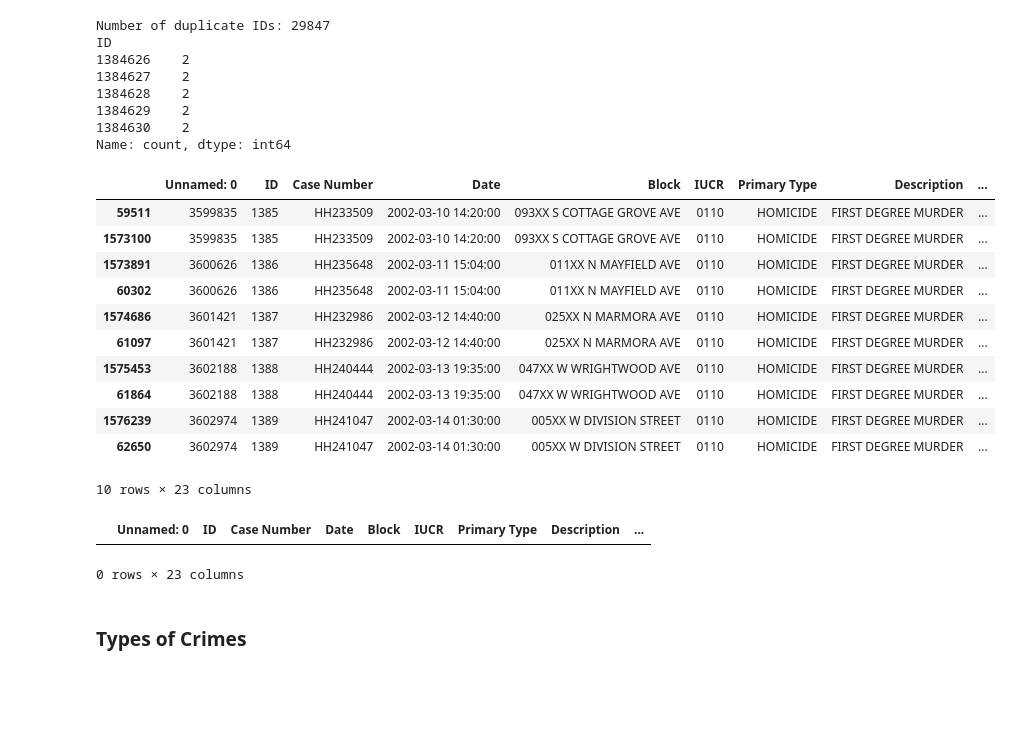
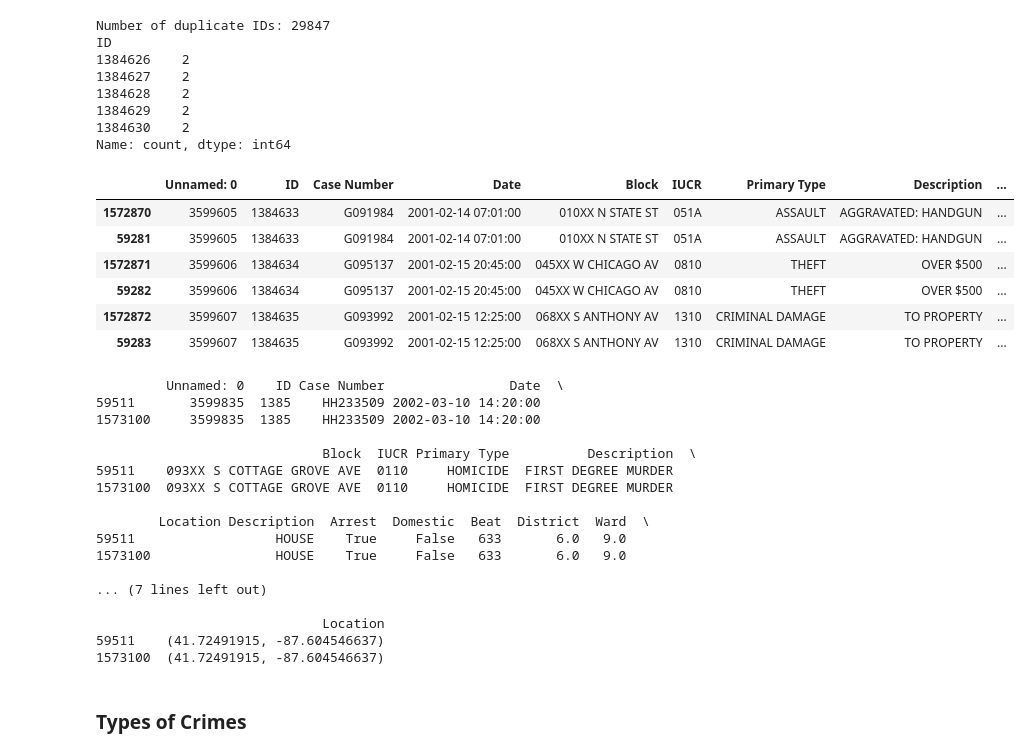
Before and after one commit to AngeloHYang/Thefts-in-Chicago, a Jupyter notebook: Data Analysis Code/Rethinking Chicago Crime.ipynb, the cells around one changed output. Drawn from its saved outputs; the diff is of its cells as text; code cells hidden in the pictures; blank space fills up the shorter version.

Commit message:
Update Rethinking Chicago Crime.ipynb
lattitude confusion

```diff
--- a/Data Analysis Code/Rethinking Chicago Crime.ipynb
+++ b/Data Analysis Code/Rethinking Chicago Crime.ipynb
@@ -19,11 +19,13 @@ import numpy as np
 import matplotlib.pyplot as plt
 import pandas as pd
 import gc
+# %%
+pd.set_option('display.max_columns', None)
 # %%
-Crime_2001_to_2004 = pd.read_csv("../Data/Crimes in Chicago_An extensive dataset of crimes in Chicago (2001-2017), by City of Chicago/Chicago_Crimes_2001_to_2004.csv", on_bad_lines="warn")
-Crime_2005_to_2007 = pd.read_csv("../Data/Crimes in Chicago_An extensive dataset of crimes in Chicago (2001-2017), by City of Chicago/Chicago_Crimes_2005_to_2007.csv", on_bad_lines="warn")
-Crime_2008_to_2011 = pd.read_csv("../Data/Crimes in Chicago_An extensive dataset of crimes in Chicago (2001-2017), by City of Chicago/Chicago_Crimes_2008_to_2011.csv", on_bad_lines="warn")
-Crime_2012_to_2017 = pd.read_csv("../Data/Crimes in Chicago_An extensive dataset of crimes in Chicago (2001-2017), by City of Chicago/Chicago_Crimes_2012_to_2017.csv", on_bad_lines="warn")
+Crime_2001_to_2004 = pd.read_csv("../Data/Crimes in Chicago_An extensive dataset of crimes in Chicago (2001-2017), by City of Chicago/Chicago_Crimes_2001_to_2004.csv", on_bad_lines="warn", low_memory=False)
+Crime_2005_to_2007 = pd.read_csv("../Data/Crimes in Chicago_An extensive dataset of crimes in Chicago (2001-2017), by City of Chicago/Chicago_Crimes_2005_to_2007.csv", on_bad_lines="warn", low_memory=False)
+Crime_2008_to_2011 = pd.read_csv("../Data/Crimes in Chicago_An extensive dataset of crimes in Chicago (2001-2017), by City of Chicago/Chicago_Crimes_2008_to_2011.csv", on_bad_lines="warn", low_memory=False)
+Crime_2012_to_2017 = pd.read_csv("../Data/Crimes in Chicago_An extensive dataset of crimes in Chicago (2001-2017), by City of Chicago/Chicago_Crimes_2012_to_2017.csv", on_bad_lines="warn", low_memory=False)
 # %% [output]
   Crime_2001_to_2004 = pd.read_csv("../Data/Crimes in Chicago_An extensive dataset of crimes in Chicago (2001-2017), by City of Chicago/Chicago_Crimes_2001_to_2004.csv", on_bad_lines="warn")
 
@@ -131,25 +133,38 @@ Name: count, dtype: int64
 # %%
 # Display these duplicate IDs and their corresponding rows, sorted by ID
 duplicate_rows = Crime_data[Crime_data['ID'].isin(duplicate_ids.index)].sort_values(by='ID')
-duplicate_rows.head(10)
+duplicate_rows.iloc[90:96]
 # %% [output]
 |  | Unnamed: 0 | ID | Case Number | Date | Block | IUCR | Primary Type | Description | ... |
-| 59511 | 3599835 | 1385 | HH233509 | 2002-03-10 14:20:00 | 093XX S COTTAGE GROVE AVE | 0110 | HOMICIDE | FIRST DEGREE MURDER | ... |
-| 1573100 | 3599835 | 1385 | HH233509 | 2002-03-10 14:20:00 | 093XX S COTTAGE GROVE AVE | 0110 | HOMICIDE | FIRST DEGREE MURDER | ... |
-| 1573891 | 3600626 | 1386 | HH235648 | 2002-03-11 15:04:00 | 011XX N MAYFIELD AVE | 0110 | HOMICIDE | FIRST DEGREE MURDER | ... |
-| 60302 | 3600626 | 1386 | HH235648 | 2002-03-11 15:04:00 | 011XX N MAYFIELD AVE | 0110 | HOMICIDE | FIRST DEGREE MURDER | ... |
-| 1574686 | 3601421 | 1387 | HH232986 | 2002-03-12 14:40:00 | 025XX N MARMORA AVE | 0110 | HOMICIDE | FIRST DEGREE MURDER | ... |
-| 61097 | 3601421 | 1387 | HH232986 | 2002-03-12 14:40:00 | 025XX N MARMORA AVE | 0110 | HOMICIDE | FIRST DEGREE MURDER | ... |
-| 1575453 | 3602188 | 1388 | HH240444 | 2002-03-13 19:35:00 | 047XX W WRIGHTWOOD AVE | 0110 | HOMICIDE | FIRST DEGREE MURDER | ... |
-| 61864 | 3602188 | 1388 | HH240444 | 2002-03-13 19:35:00 | 047XX W WRIGHTWOOD AVE | 0110 | HOMICIDE | FIRST DEGREE MURDER | ... |
-| 1576239 | 3602974 | 1389 | HH241047 | 2002-03-14 01:30:00 | 005XX W DIVISION STREET | 0110 | HOMICIDE | FIRST DEGREE MURDER | ... |
-| 62650 | 3602974 | 1389 | HH241047 | 2002-03-14 01:30:00 | 005XX W DIVISION STREET | 0110 | HOMICIDE | FIRST DEGREE MURDER | ... |
+| 1572870 | 3599605 | 1384633 | G091984 | 2001-02-14 07:01:00 | 010XX N STATE ST | 051A | ASSAULT | AGGRAVATED: HANDGUN | ... |
+| 59281 | 3599605 | 1384633 | G091984 | 2001-02-14 07:01:00 | 010XX N STATE ST | 051A | ASSAULT | AGGRAVATED: HANDGUN | ... |
+| 1572871 | 3599606 | 1384634 | G095137 | 2001-02-15 20:45:00 | 045XX W CHICAGO AV | 0810 | THEFT | OVER $500 | ... |
+| 59282 | 3599606 | 1384634 | G095137 | 2001-02-15 20:45:00 | 045XX W CHICAGO AV | 0810 | THEFT | OVER $500 | ... |
+| 1572872 | 3599607 | 1384635 | G093992 | 2001-02-15 12:25:00 | 068XX S ANTHONY AV | 1310 | CRIMINAL DAMAGE | TO PROPERTY | ... |
+| 59283 | 3599607 | 1384635 | G093992 | 2001-02-15 12:25:00 | 068XX S ANTHONY AV | 1310 | CRIMINAL DAMAGE | TO PROPERTY | ... |
-10 rows × 23 columns
 # %%
-duplicate_rows[duplicate_rows['Unnamed: 0'] == "59511"]
+# view id==1385
+
+duplicate_id_1385 = Crime_data[Crime_data['ID'] == 1385]
+print(duplicate_id_1385)
 # %% [output]
-|  | Unnamed: 0 | ID | Case Number | Date | Block | IUCR | Primary Type | Description | ... |
-0 rows × 23 columns
+         Unnamed: 0    ID Case Number                Date  \
+59511       3599835  1385    HH233509 2002-03-10 14:20:00
+1573100     3599835  1385    HH233509 2002-03-10 14:20:00
+
+                             Block  IUCR Primary Type          Description  \
+59511    093XX S COTTAGE GROVE AVE  0110     HOMICIDE  FIRST DEGREE MURDER
+1573100  093XX S COTTAGE GROVE AVE  0110     HOMICIDE  FIRST DEGREE MURDER
+
+        Location Description  Arrest  Domestic  Beat  District  Ward  \
+59511                  HOUSE    True     False   633       6.0   9.0
+1573100                HOUSE    True     False   633       6.0   9.0
+
+... (7 lines left out)
+
+                             Location
+59511    (41.72491915, -87.604546637)
+1573100  (41.72491915, -87.604546637)
 # %% [markdown]
 ### Types of Crimes
 # %%
```
